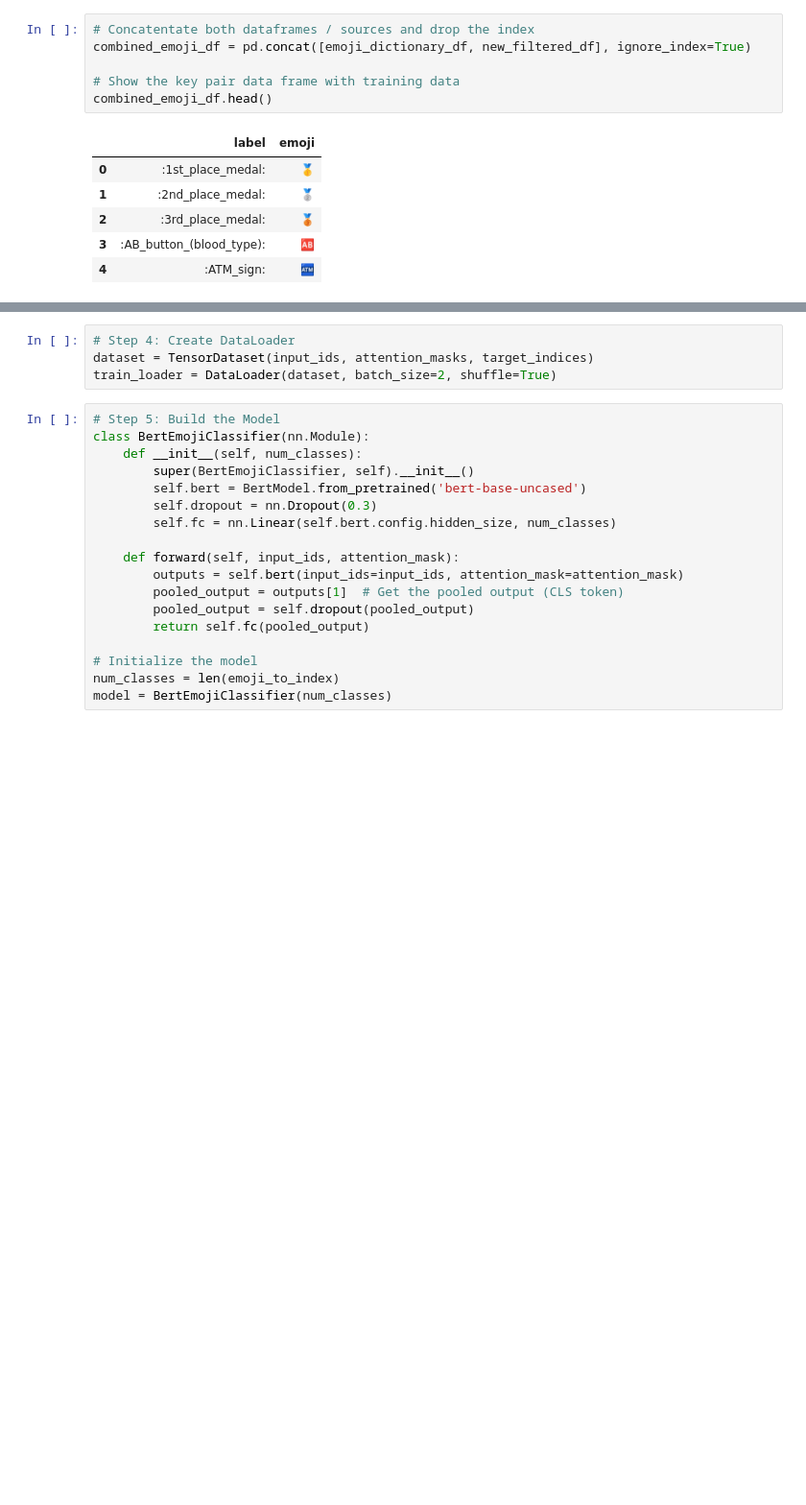
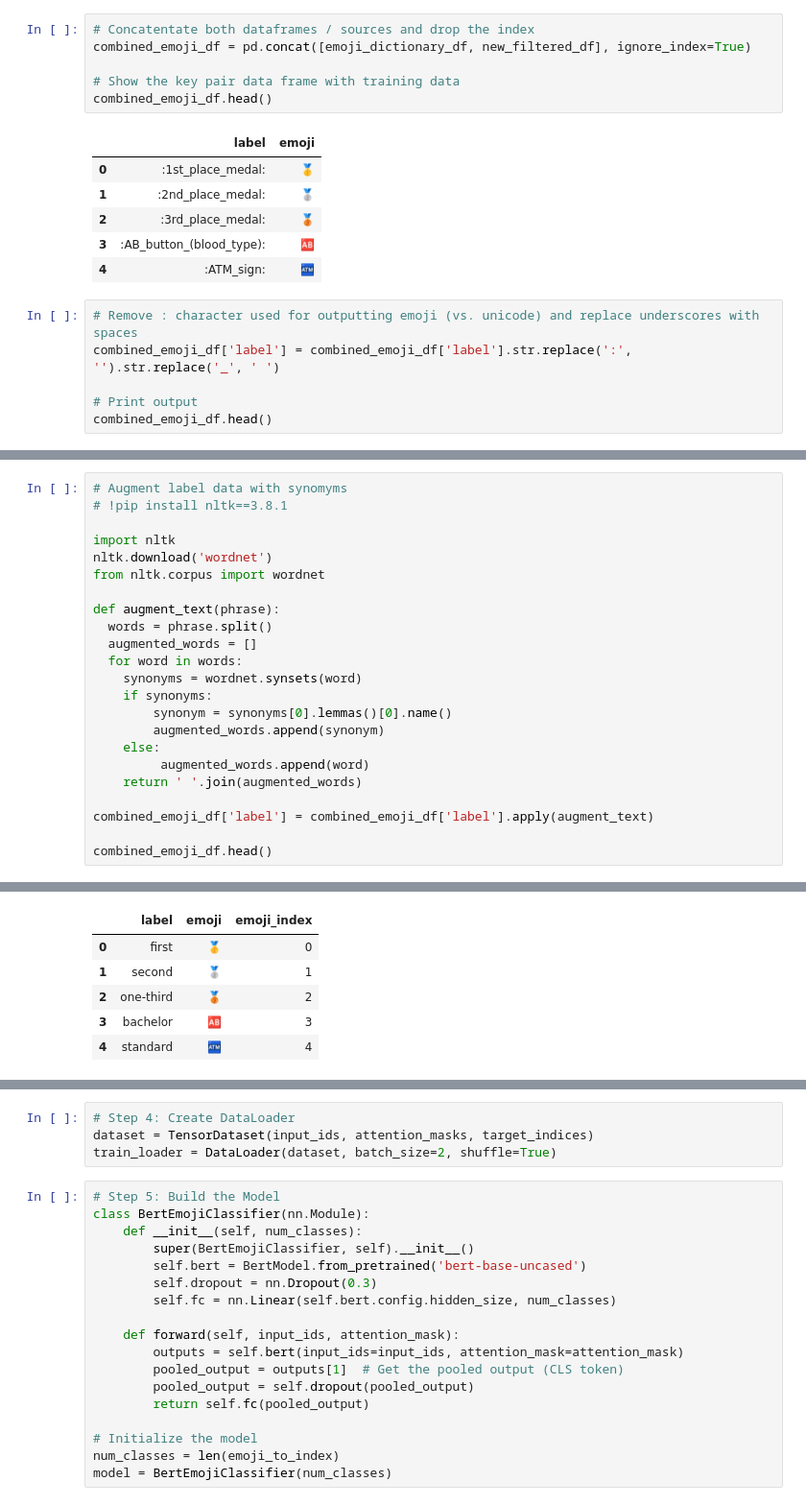
Before and after one commit to King-Rian/Project-3, a Jupyter notebook: project_3_Lou.ipynb, the cells around one changed output, grey strips where cells are left out. Shown at 96% size. Saved outputs shown, nothing was run; the diff lists cells and outputs as text; blank space fills up the shorter version.

```diff
--- a/project_3_Lou.ipynb
+++ b/project_3_Lou.ipynb
@@ -163,3 +159,9 @@ combined_emoji_df.head()
 | 2 | :3rd_place_medal: | 🥉 |
 | 3 | :AB_button_(blood_type): | 🆎 |
 | 4 | :ATM_sign: | 🏧 |
+# %%
+# Remove : character used for outputting emoji (vs. unicode) and replace underscores with spaces
+combined_emoji_df['label'] = combined_emoji_df['label'].str.replace(':', '').str.replace('_', ' ')
+
+# Print output
+combined_emoji_df.head()
@@ -165,0 +175,24 @@ combined_emoji_df.head()
+# %%
+# Augment label data with synomyms
+# !pip install nltk==3.8.1
+
+import nltk
+nltk.download('wordnet')
+from nltk.corpus import wordnet
+
+def augment_text(phrase):
+  words = phrase.split()
+  augmented_words = []
+  for word in words:
+    synonyms = wordnet.synsets(word)
+    if synonyms:
+        synonym = synonyms[0].lemmas()[0].name()
+        augmented_words.append(synonym)
+    else:
+         augmented_words.append(word)
+    return ' '.join(augmented_words)
+
+combined_emoji_df['label'] = combined_emoji_df['label'].apply(augment_text)
+
+combined_emoji_df.head()
+# %% [output]
@@ -166,3 +201,9 @@ combined_emoji_df.head()
+|  | label | emoji | emoji_index |
+| 0 | first | 🥇 | 0 |
+| 1 | second | 🥈 | 1 |
+| 2 | one-third | 🥉 | 2 |
+| 3 | bachelor | 🆎 | 3 |
+| 4 | standard | 🏧 | 4 |
 # %%
 # Step 1: Prepare the Data
 # Create a mapping of emojis to indices
```
Also changed, not shown: parts of 10 cells of this notebook.
